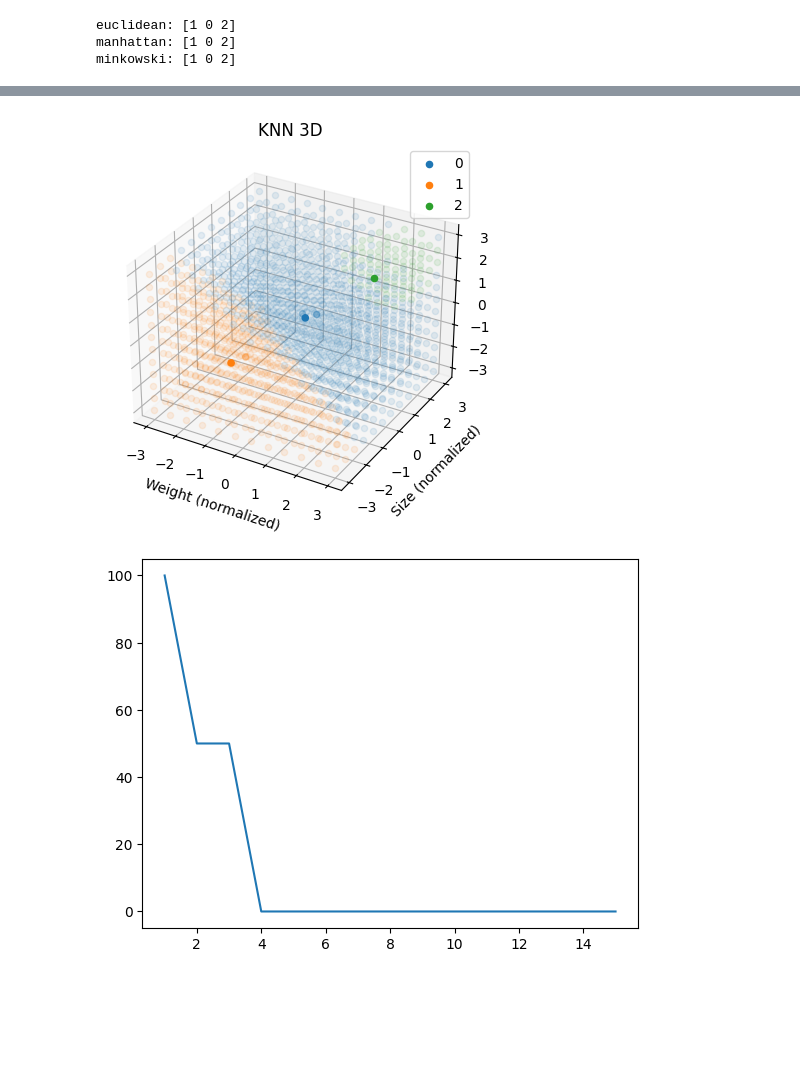
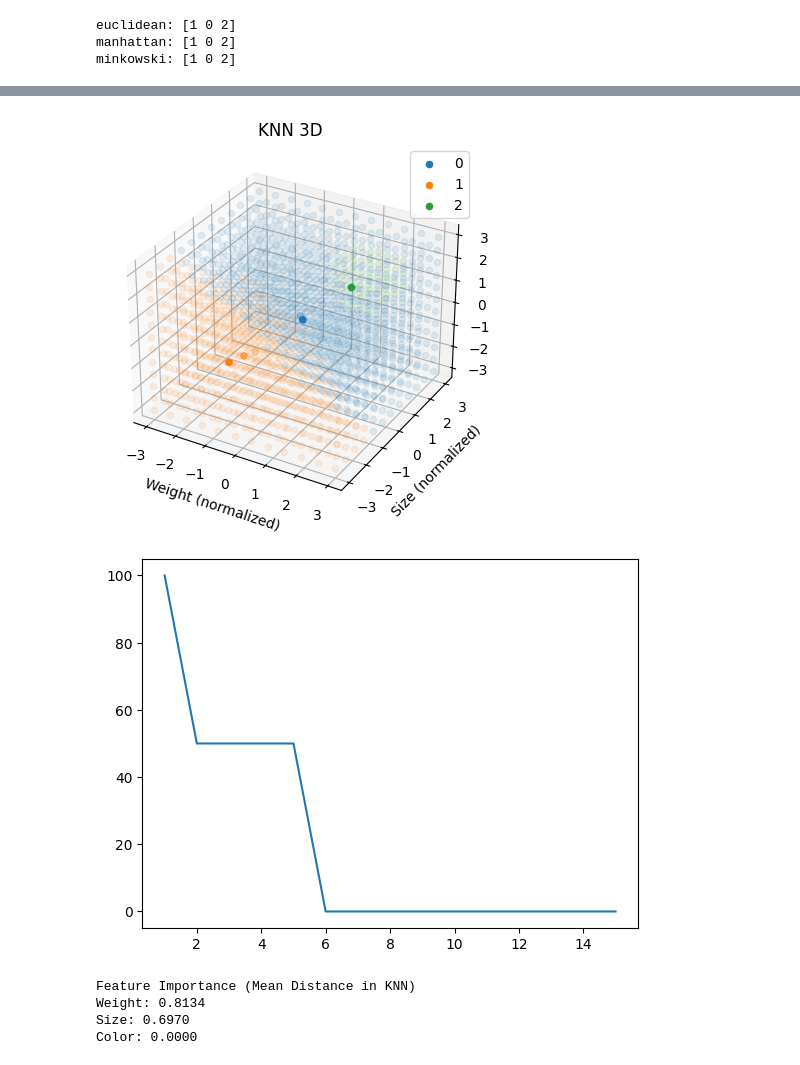
Before and after one commit to srijan2818/epoch_spring_camp, a Jupyter notebook: SpringCamp1/KNN_task.ipynb, the cells around one changed output, grey strips where cells are left out. Saved outputs shown, nothing was run; the diff lists cells and outputs as text; code cells hidden in the pictures; blank space fills up the shorter version.

```diff
--- a/SpringCamp1/KNN_task.ipynb
+++ b/SpringCamp1/KNN_task.ipynb
@@ -155,8 +155,6 @@ minkowski: [1 0 2]
 import matplotlib.pyplot as plt
 # for a 2D plot only two features are required
 X_train_2 = X_train[:, :2]
-# normialze
-X_train_2= zscore(X_train_2)
 model = KNN(k=3, metric="euclidean", weighted=True)
 model.fit(X_train_2, y_train)
 # scatter the known points
@@ -170,7 +168,7 @@ y_vals = np.linspace(-10, 10, 50)
 for xv in x_vals:
     for yv in y_vals:
         pred = model.predict_one([xv, yv])
-        plt.scatter(xv, yv, c=f"C{pred}",s=10)
+        plt.scatter(xv, yv, c=f"C{pred}", alpha=0.2)
 
 plt.xlabel("Weight (normalized)")
 plt.ylabel("Size (normalized)")
@@ -182,39 +180,37 @@ plt.show()
 # %%
 # Visualsing in 3D with all three feaures
-# normalize 3 features
-X_train_3= zscore(X_train)
+X_train_3= X_train
 
 model = KNN(k=3, metric="euclidean", weighted=True)
 model.fit(X_train_3, y_train)
 
 fig = plt.figure()
 ax = fig.add_subplot(projection='3d')
 
 # scatter known points
 for cls in np.unique(y_train):
     pts = X_train_3[y_train == cls]
     ax.scatter(pts[:,0], pts[:,1], pts[:,2], label=cls)
 
-# discrete sampling
+# discrete sampling to visualise the space
 x_vals = np.linspace(-3, 3, 12)
 y_vals = np.linspace(-3, 3, 12)
 z_vals = np.linspace(-3, 3, 12)
 
 for xv in x_vals:
     for yv in y_vals:
         for zv in z_vals:
             pred = model.predict_one([xv, yv, zv])
             ax.scatter(xv, yv, zv, c=f"C{pred}",alpha=0.1)
 
 ax.set_xlabel("Weight (normalized)")
 ax.set_ylabel("Size (normalized)")
 ax.set_zlabel("Color (normalized)")
-
 ax.legend()
 ax.set_title("KNN 3D")
 plt.show()
 # %% [output]
-[figure, old version]
+[figure, new version]
 # %%
 # accuracies for different k values without weight
 accuracies = []
@@ -226,4 +222,25 @@ for k in range(1, 16):
 plt.plot(range(1,16),accuracies)
 plt.show()
 # %% [output]
-[figure, old version]
+[figure, new version]
+# %%
+def feature_importance_knn(model, X_test, k=3):
+    n_samples,n_features = X_test.shape
+    distances_per_feature = np.zeros(n_features)
+    for x in X_test:
+        dists = np.array([model.distance(x, xi) for xi in model.X_train])
+        nearest_idx = np.argsort(dists)[:k]
+        for feature in range(n_samples):
+            feat_diff = np.abs(x[feature] - model.X_train[nearest_idx, feature])
+            distances_per_feature[feature] += np.mean(feat_diff)
+    return distances_per_feature / len(X_test)
+
+feat_imp = feature_importance_knn(model, X_test, k=3)
+print("\nFeature Importance (Mean Distance in KNN)")
+for i, name in enumerate(['Weight', 'Size', 'Color']):
+    print(f"{name}: {feat_imp[i]:.4f}")
+# %% [output]
+Feature Importance (Mean Distance in KNN)
+Weight: 0.8134
+Size: 0.6970
+Color: 0.0000
```
Also changed, not shown: parts of 2 cells of this notebook, 1 other file.
